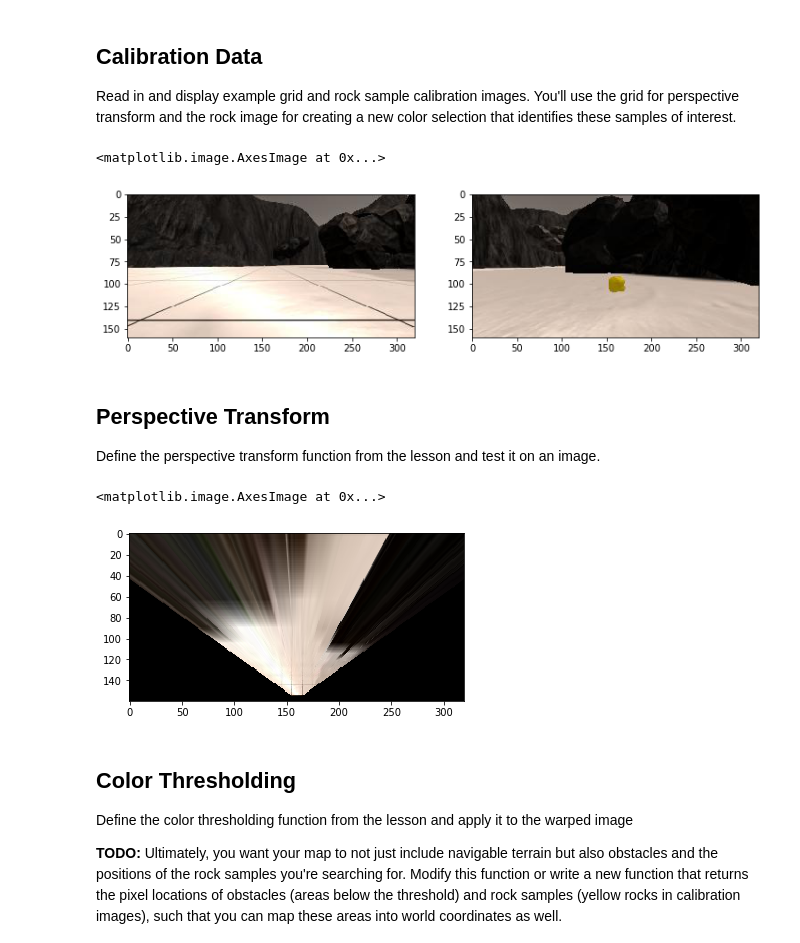
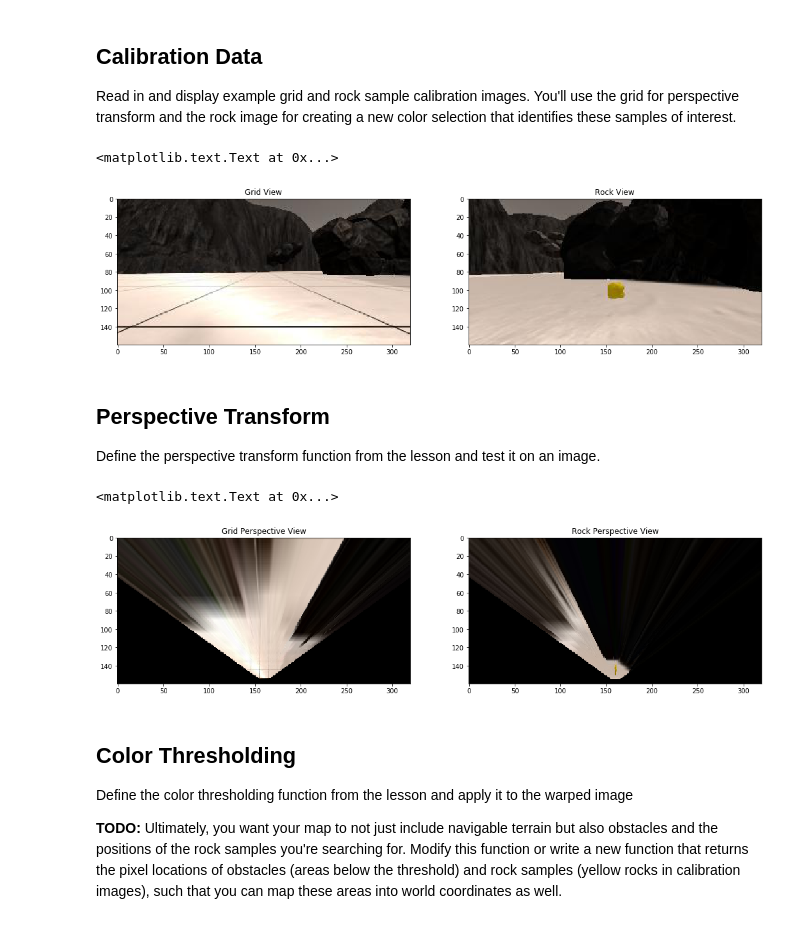
Before and after one commit to Amay22/Robotics-Rover, a Jupyter notebook: code/Rover_Project_Test_Notebook.ipynb, the cells around one changed output. Saved outputs shown, nothing was run; the diff lists cells and outputs as text; code cells hidden in the pictures.

```diff
--- a/code/Rover_Project_Test_Notebook.ipynb
+++ b/code/Rover_Project_Test_Notebook.ipynb
@@ -56,14 +56,16 @@ example_rock = '../calibration_images/example_rock1.jpg'
 grid_img = mpimg.imread(example_grid)
 rock_img = mpimg.imread(example_rock)
 
-fig = plt.figure(figsize=(12,3))
+fig = plt.figure(figsize=(18,10))
 plt.subplot(121)
 plt.imshow(grid_img)
+plt.title('Grid View')
 plt.subplot(122)
 plt.imshow(rock_img)
+plt.title('Rock View')
 # %% [output]
-<matplotlib.image.AxesImage at 0x...>
+<matplotlib.text.Text at 0x...>
-[figure, old version]
+[figure, new version]
 # %% [markdown]
 ## Perspective Transform
 
@@ -95,13 +97,17 @@
                   [image.shape[1]/2 + dst_size, image.shape[0] - bottom_offset],
                   [image.shape[1]/2 + dst_size, image.shape[0] - 2*dst_size - bottom_offset],
                   [image.shape[1]/2 - dst_size, image.shape[0] - 2*dst_size - bottom_offset],
                   ])
-warped = perspect_transform(grid_img, source, destination)
-plt.imshow(warped)
-#scipy.misc.imsave('../output/warped_example.jpg', warped)
+fig = plt.figure(figsize=(18,10))
+plt.subplot(121)
+plt.imshow(perspect_transform(grid_img, source, destination))
+plt.title('Grid Perspective View')
+plt.subplot(122)
+plt.imshow(perspect_transform(rock_img, source, destination))
+plt.title('Rock Perspective View')
 # %% [output]
-<matplotlib.image.AxesImage at 0x...>
+<matplotlib.text.Text at 0x...>
-[figure, old version]
+[figure, new version]
 # %% [markdown]
 ## Color Thresholding
 Define the color thresholding function from the lesson and apply it to the warped image
```
Also changed, not shown: parts of 8 cells of this notebook, 11 other files.
